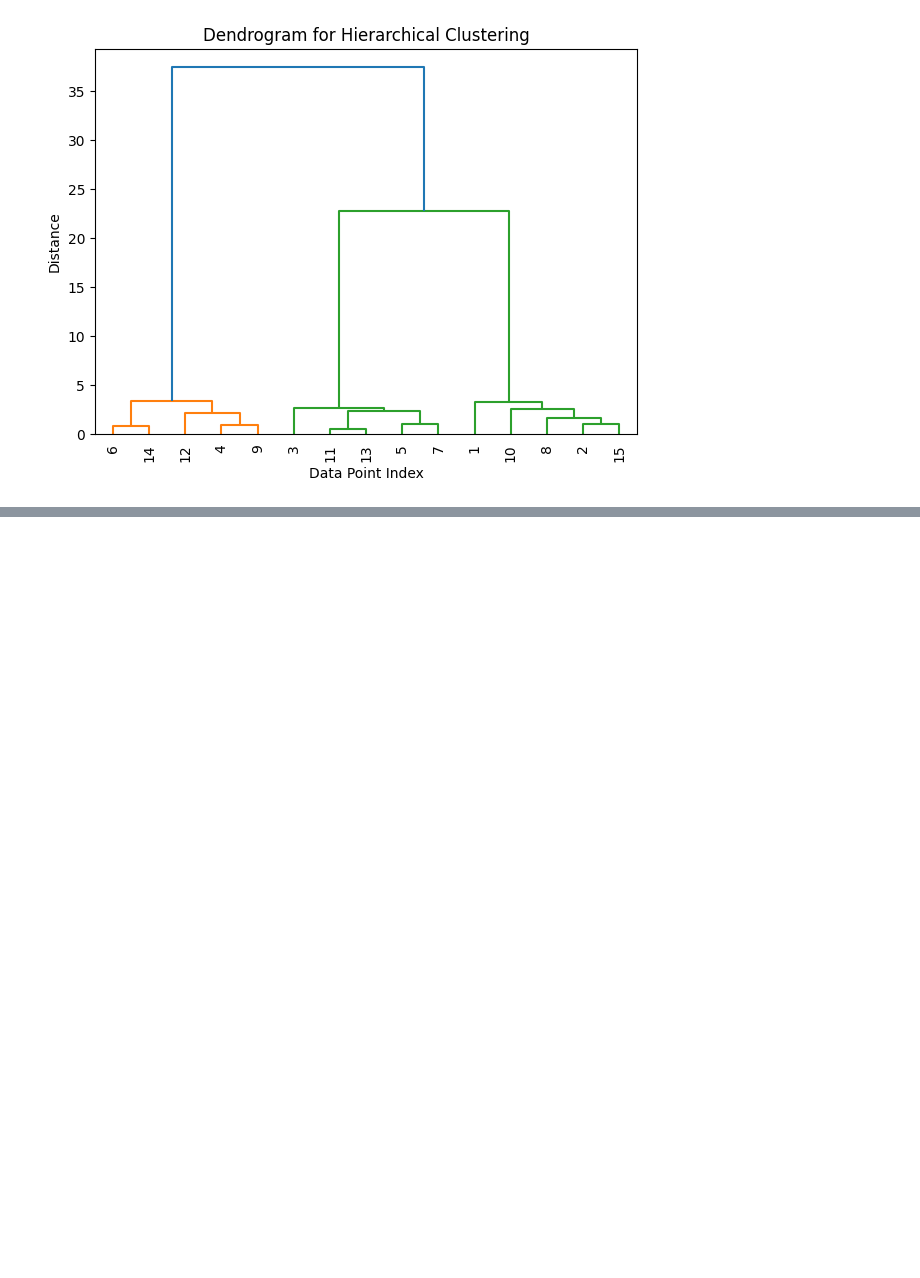
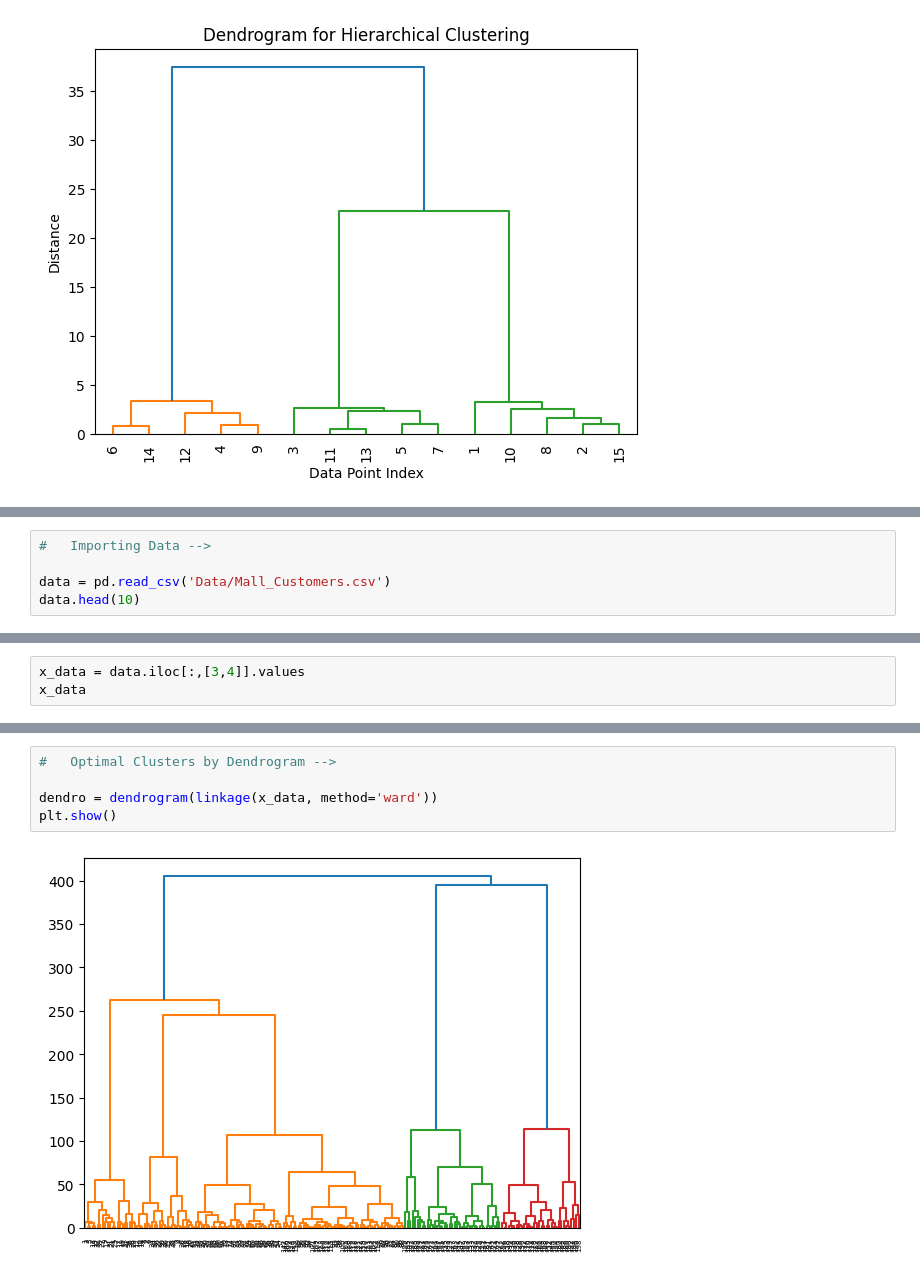
Before and after one commit to KrishnaKV2004/Machine-Learning, a Jupyter notebook: 4 Clustering/2 Hierarchical Clustering/Hierarchical-Clustering.ipynb, the cells around one changed output, grey strips where cells are left out. Drawn from its saved outputs; the diff is of its cells as text; blank space fills up the shorter version.

Commit message:
Hierarchical Clustering

```diff
--- a/4 Clustering/2 Hierarchical Clustering/Hierarchical-Clustering.ipynb
+++ b/4 Clustering/2 Hierarchical Clustering/Hierarchical-Clustering.ipynb
@@ -110,0 +130,5 @@ plt.show()
+# %%
+#   Importing Data -->
+
+data = pd.read_csv('Data/Mall_Customers.csv')
+data.head(10)
@@ -110,0 +147,3 @@ plt.show()
+# %%
+x_data = data.iloc[:,[3,4]].values
+x_data
@@ -110,0 +168,7 @@ plt.show()
+# %%
+#   Optimal Clusters by Dendrogram -->
+
+dendro = dendrogram(linkage(x_data, method='ward'))
+plt.show()
+# %% [output]
+[figure, added]
```
Also changed, not shown: parts of 7 cells of this notebook, 2 other files.
